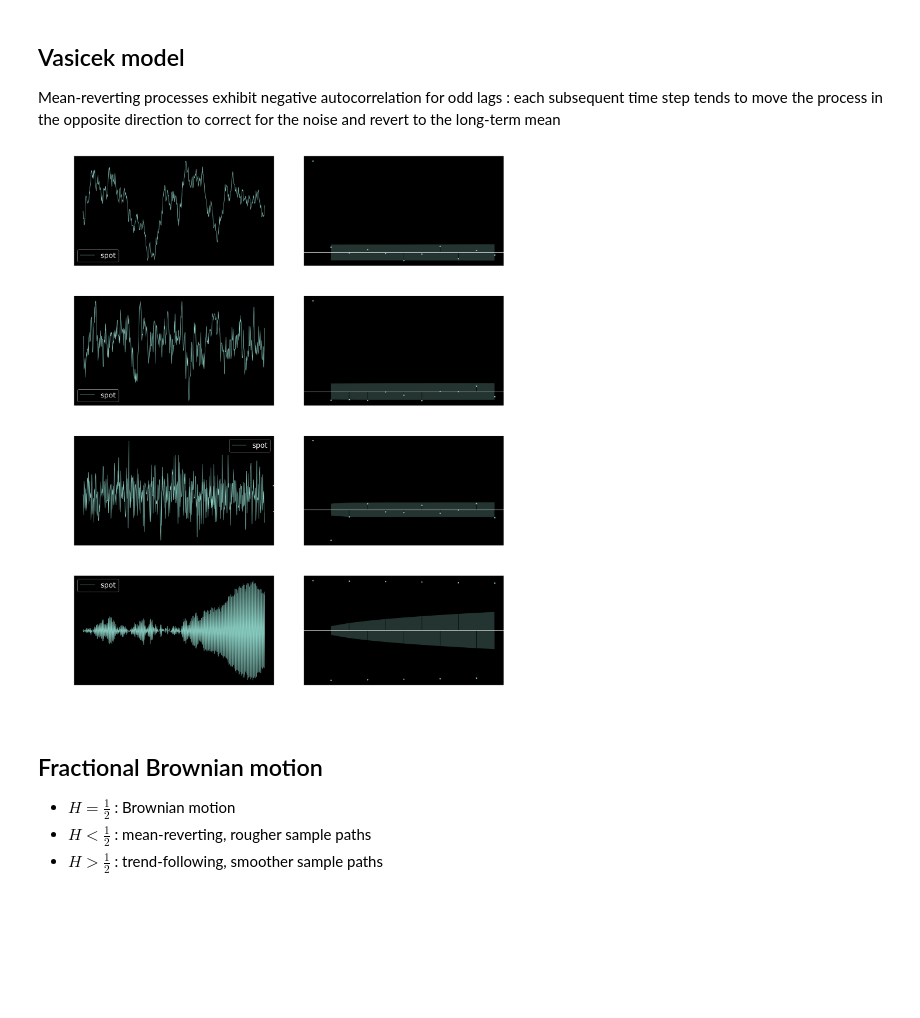
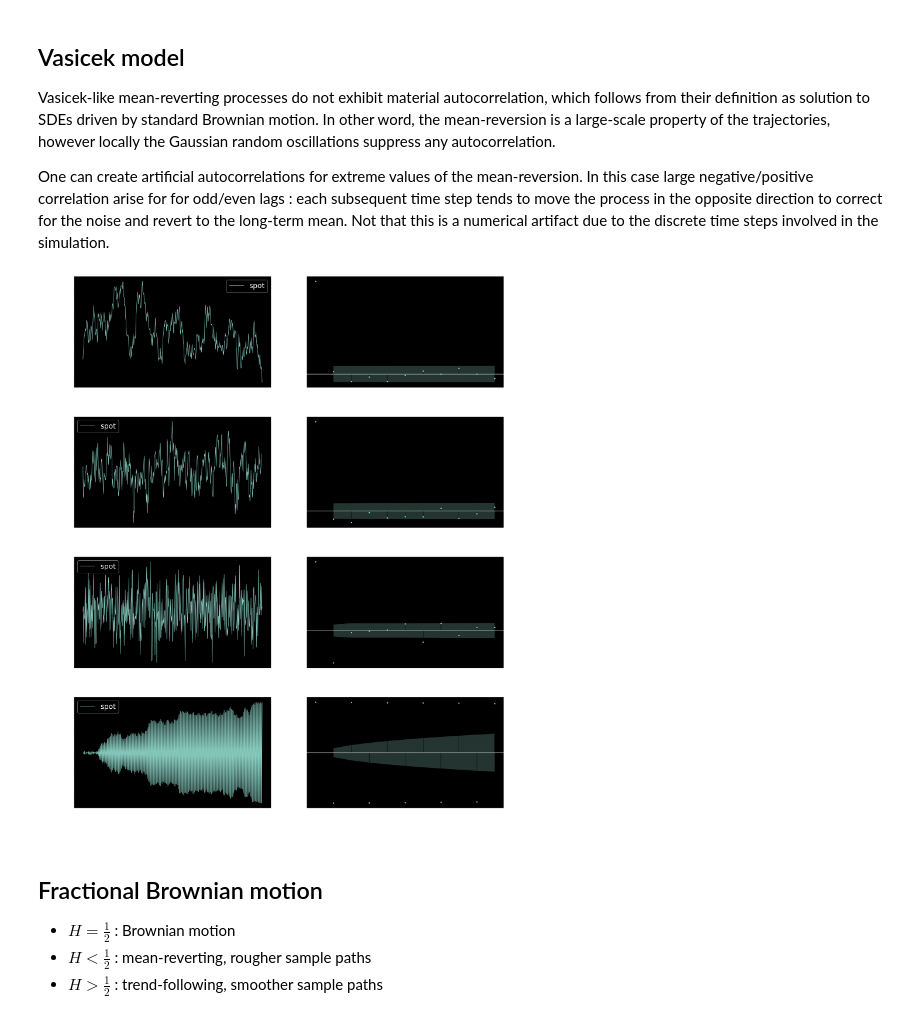
Before and after one commit to sauxpa/Quant, a Jupyter notebook: autocorrelation.ipynb, the cells around one changed output. Cells and saved outputs as stored; diff of their text form; code cells hidden in the pictures; blank space fills up the shorter version.

```diff
--- a/autocorrelation.ipynb
+++ b/autocorrelation.ipynb
@@ -55,40 +55,43 @@ plt.show()
 # %% [markdown]
 ## Vasicek model
 
-Mean-reverting processes exhibit negative autocorrelation for odd lags : each subsequent time step tends to move the process in the opposite direction to correct for the noise and revert to the long-term mean
+Vasicek-like mean-reverting processes do not exhibit material autocorrelation, which follows from their definition as solution to SDEs driven by standard Brownian motion. In other word, the mean-reversion is a large-scale property of the trajectories, however locally the Gaussian random oscillations suppress any autocorrelation.
+
+One can create artificial autocorrelations for extreme values of the mean-reversion. In this case large negative/positive correlation arise for for odd/even lags : each subsequent time step tends to move the process in the opposite direction to correct for the noise and revert to the long-term mean. Not that this is a numerical artifact due to the discrete time steps involved in the simulation.
 # %%
 fig, axes = plt.subplots(figsize=(29, 35), nrows=4, ncols=2)
 
 mean_reversions = [1.0, 1e1, 5e1, 1e2]
 
 X = Vasicek(x0=100, T=10, scheme_steps=SCHEME_STEPS, vol=1,\
-                long_term=100,\
-                barrier=0, barrier_condition='absorb')
+            long_term=100,\
+            barrier=0, barrier_condition='absorb')
 
 for i, ax_row in enumerate(axes):
     mean_reversion = mean_reversions[i]
     X.mean_reversion = mean_reversion
     df = X.simulate()
 
-    for j, ax in enumerate(ax_row):
-        if j == 0:
-            df.plot(kind='line', ax=ax)
-            ax.set_xlabel('time\nmean_reversion={:.0f}'.format(mean_reversion), fontsize=FONT_SIZE)
-            ax.legend(prop={'size': LEGEND_SIZE})
-            ax.set_ylabel('spot', fontsize=FONT_SIZE)
-        else:
-            rets = ((df-df.shift(1))/df.shift(1)).iloc[1:]
-            plot_acf(rets.values, lags=LAGS, ax=ax, zero=True)
-            ax.xaxis.set_major_formatter(FuncFormatter(lambda x, _: '{:.0f}'.format(x)))
-            ax.set_xlabel('time\nmean_reversion={:.0f}'.format(mean_reversion), fontsize=FONT_SIZE)
-            ax.set_ylabel('autocorrelogram', fontsize=FONT_SIZE)
+    ax = ax_row[0]
+    df.plot(kind='line', ax=ax)
+    ax.set_xlabel('time\nmean reversion={:.2f}'.format(mean_reversion), fontsize=FONT_SIZE)
+    ax.set_ylabel('spot', fontsize=FONT_SIZE)
+    ax.legend(prop={'size': LEGEND_SIZE})
+    ax.tick_params(labelsize=FONT_SIZE)
 
-        ax.tick_params(labelsize=FONT_SIZE)
+    ax = ax_row[1]
+    rets = ((df-df.shift(1))/df.shift(1)).iloc[1:]
+    plot_acf(rets.values, lags=LAGS, ax=ax, zero=True, title='')
+    ax.xaxis.set_major_formatter(FuncFormatter(lambda x, _: '{:.0f}'.format(x)))
+    ax.set_xlabel('time\nmean reversion={:.2f}'.format(mean_reversion), fontsize=FONT_SIZE)
+    ax.set_ylabel('autocorrelogram', fontsize=FONT_SIZE)
+    ax.yaxis.set_major_formatter(FuncFormatter(lambda x, _: '{:.0%}'.format(x)))
+    ax.tick_params(labelsize=FONT_SIZE)
 
 plt.tight_layout()
 plt.show()
 # %% [output]
-[figure, old version]
+[figure, new version]
 # %% [markdown]
 ## Fractional Brownian motion
 
```
Also changed, not shown: parts of 4 cells of this notebook, 1 other file.
